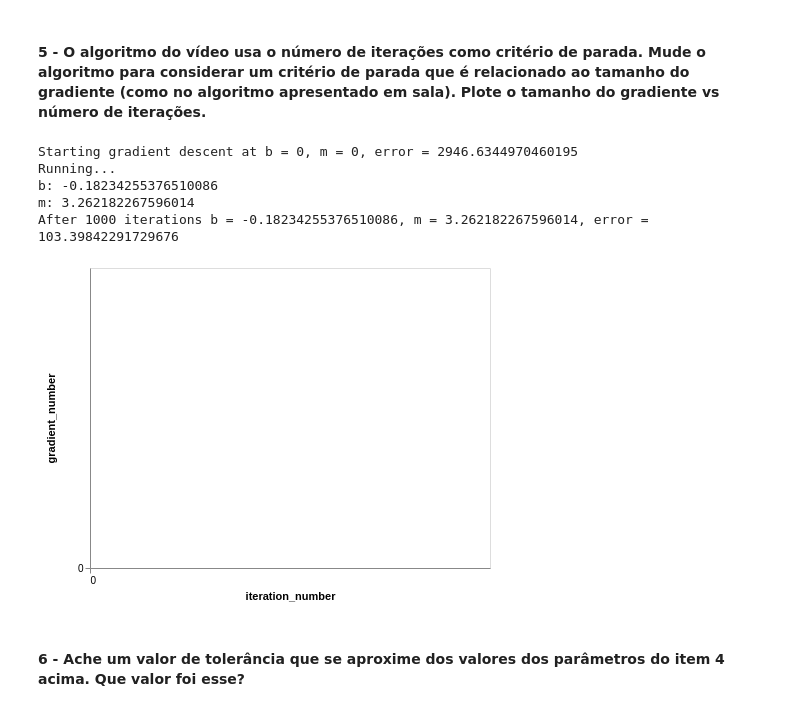
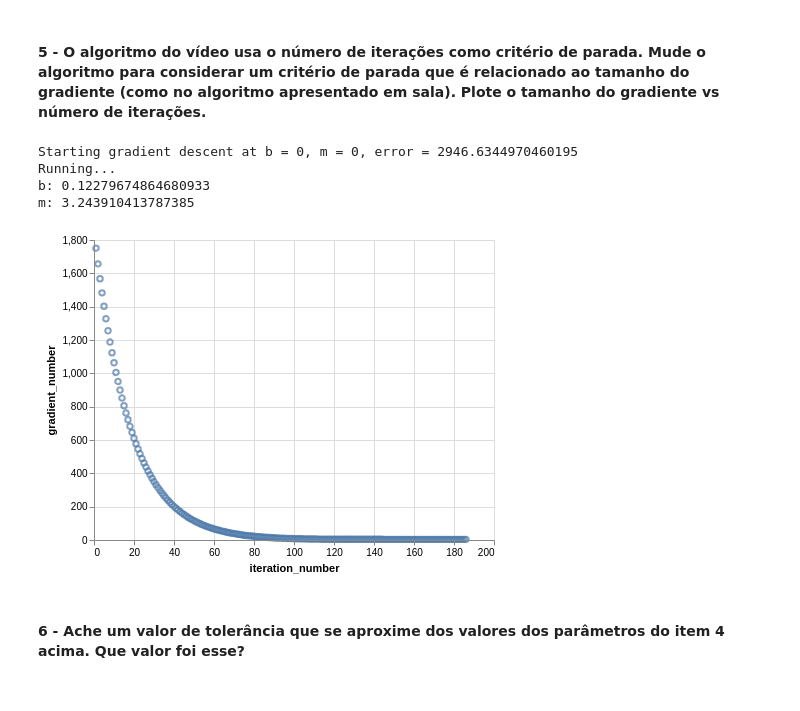
Before and after one commit to joserafael97/gradient-descent-linear-regression, a Jupyter notebook: Exercicio-01-machine-learning.ipynb, the cells around one changed output. Cells and saved outputs as stored; diff of their text form; code cells hidden in the pictures.

```diff
--- a/Exercicio-01-machine-learning.ipynb
+++ b/Exercicio-01-machine-learning.ipynb
@@ -186,6 +183,10 @@ num_iterations = list()
 # %%
 from numpy import *
+import math
+import sys
 
+num_gradient = list()
+num_iterations_list = list()
 
 def step_gradient(b_current, m_current, points, learning_rate):
     b_gradient = 0
@@ -198,7 +199,8 @@ def step_gradient(b_current, m_current, points, learning_rate):
         m_gradient += -(2/N) * x * (y - ((m_current * x) + b_current))
     new_b = b_current - (learning_rate * b_gradient)
     new_m = m_current - (learning_rate * m_gradient)
-    return [new_b, new_m]
+    gradient_length = math.sqrt((b_gradient**2) + (m_gradient**2))
+    return [new_b, new_m, gradient_length]
 
 def compute_error_for_line_given_points(b, m, points):
     total_error = 0
@@ -210,12 +212,20 @@ def compute_error_for_line_given_points(b, m, points):
     return total_error / float(len(points))
 
 
-def gradient_descent_runner(points, starting_b, starting_m, learning_rate, num_iterations):
+def gradient_descent_runner(points, starting_b, starting_m, learning_rate):
     b = starting_b
     m = starting_m
+    i = 0
+    while True:
+        b, m, gradient_length = step_gradient(b, m, array(points), learning_rate)
 
-    for i in range(num_iterations):
-        b, m = step_gradient(b, m, array(points), learning_rate)
+        num_gradient.append(gradient_length)
+        num_iterations_list.append(i+1)
+
+        if i > 0 and num_gradient[i-1] - gradient_length < 0.0001:
+            break
+        i += 1
+
     return [b, m]
 
 def run():
@@ -229,32 +239,29 @@ def run():
     num_iterations = 1000
     print ("Starting gradient descent at b = {0}, m = {1}, error = {2}".format(initial_b, initial_m, compute_error_for_line_given_points(initial_b, initial_m, points)))
     print ("Running...")
-    [b, m] = gradient_descent_runner(points, initial_b, initial_m, learning_rate, num_iterations)
+    [b, m] = gradient_descent_runner(points, initial_b, initial_m, learning_rate)
     print("b:", b)
     print("m:", m)
-    print ("After {0} iterations b = {1}, m = {2}, error = {3}".format(num_iterations, b, m, compute_error_for_line_given_points(b, m, points)))
-
 
 if __name__ == "__main__":
     run()
 # %% [output]
 Starting gradient descent at b = 0, m = 0, error = 2946.6344970460195
 Running...
-b: -0.18234255376510086
-m: 3.262182267596014
-After 1000 iterations b = -0.18234255376510086, m = 3.262182267596014, error = 103.39842291729676
+b: 0.12279674864680933
+m: 3.243910413787385
 # %%
 import altair as alt
 import numpy as np
 from vega_datasets import data
 import pandas as pd
 
-df = pd.DataFrame( {'iteration_number': num_iterations , 'gradient_number':  num_gradient})
+df = pd.DataFrame( {'iteration_number': num_iterations_list , 'gradient_number':  num_gradient})
 alt.Chart(df).mark_point().encode(
     x='iteration_number',
     y='gradient_number'
 )
 # %% [output]
-[figure, old version]
+[figure, new version]
 # %% [markdown]
 #### 6 - Ache um valor de tolerância que se aproxime dos valores dos parâmetros do item 4 acima. Que valor foi esse?
```
Also changed, not shown: parts of 6 cells of this notebook.
